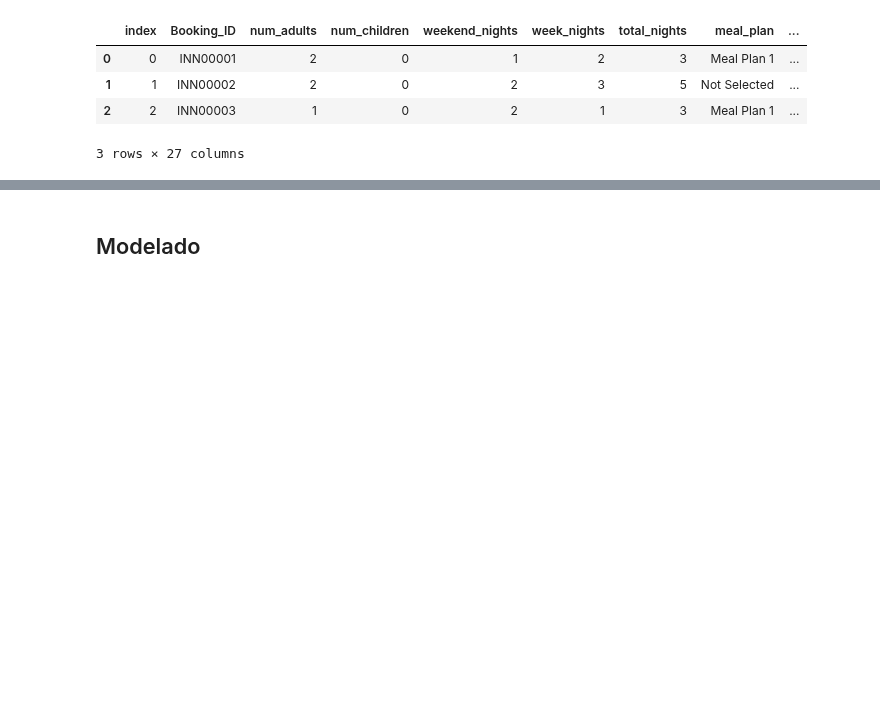
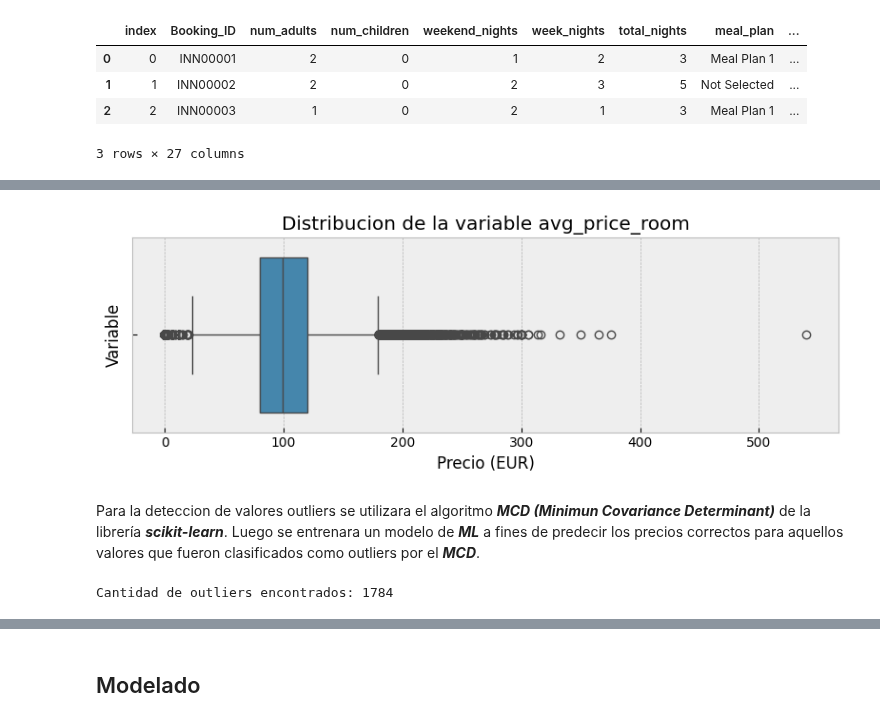
Before and after one commit to arielRas/CoderHouseDataScience-ProyectoFinal, a Jupyter notebook: Model.ipynb, the cells around one changed output, grey strips where cells are left out. Drawn from its saved outputs; the diff is of its cells as text; code cells hidden in the pictures; blank space fills up the shorter version.

```diff
--- a/Model.ipynb
+++ b/Model.ipynb
@@ -17,0 +40,35 @@ df.head(3)
+# %%
+#BOXPLOT PARA IDENTIFICAR OUTLIERS
+plt.figure(figsize=(8,3))
+mpl.style.use('bmh')
+sns.boxplot(x=df.avg_price_room)
+plt.title(f'Distribucion de la variable avg_price_room')
+plt.xlabel('Precio (EUR)')
+plt.ylabel('Variable')
+plt.tight_layout()
+plt.show()
+mpl.style.use('default')
+# %% [output]
+[figure, added]
+# %% [markdown]
+Para la deteccion de valores outliers se utilizara el algoritmo ***MCD (Minimun Covariance Determinant)*** de la librería ***scikit-learn***. Luego se entrenara un modelo de ***ML*** a fines de predecir los precios correctos para aquellos valores que fueron clasificados como outliers por el ***MCD***.
+# %%
+#SE IMPORTA MODELO DETECCION DE OUTLIERS
+from sklearn.covariance import EllipticEnvelope
+
+#SE RESETEAN INDICES PARA EVITAR INCONCISTENCIAS
+df = df.reset_index()
+
+#SE INSTANCIA EL MODELO Y SE REALIZA PREDICCION
+cov_det = EllipticEnvelope(contamination=0.05)
+predict = cov_det.fit_predict(df.avg_price_room.values.reshape(-1,1))
+
+#SE CREA DATAFRAME DE REFERENCIA PARA PRECIOS OUTLIERS
+predict = pd.concat([df.avg_price_room,
+                     pd.Series(predict.flatten(), name='is_outlier')],
+                     axis=1)
+
+#CONTEO DE OUTLIERS
+print(f'Cantidad de outliers encontrados: {predict.loc[predict.is_outlier == -1].shape[0]}')
+# %% [output]
+Cantidad de outliers encontrados: 1784
```
Also changed, not shown: parts of 27 cells of this notebook, 2 other files.
